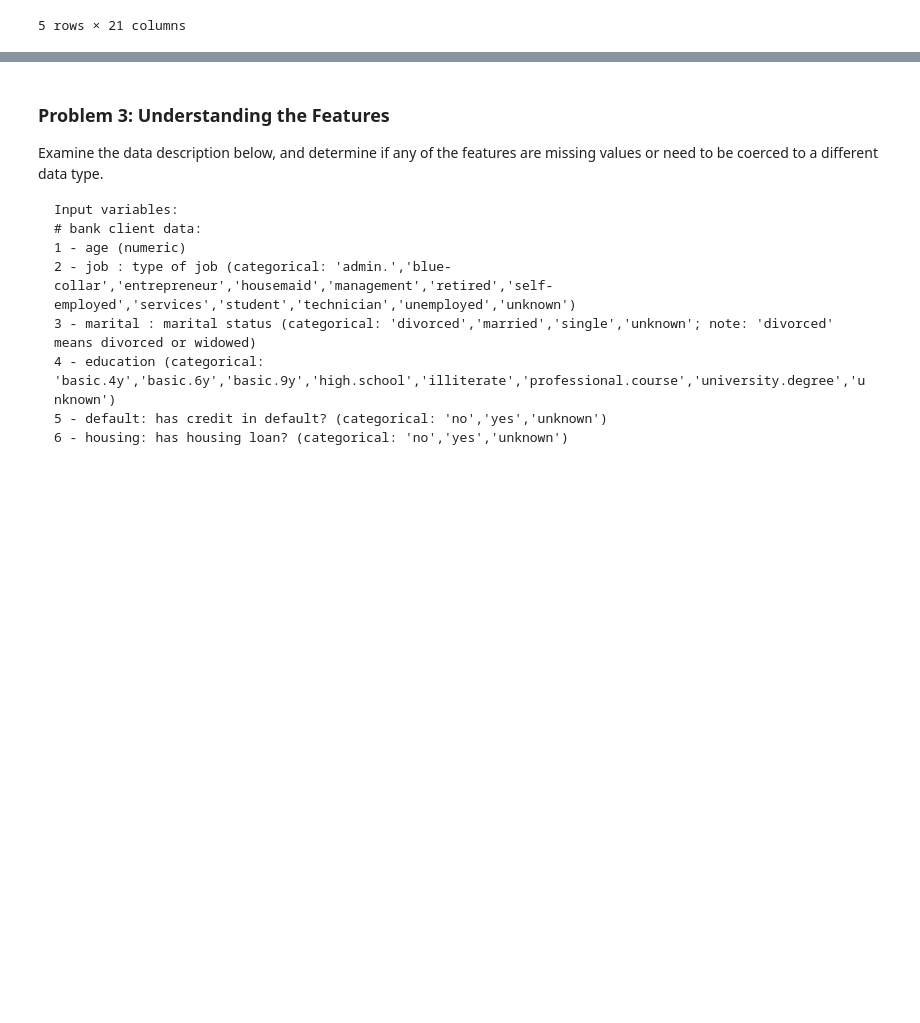
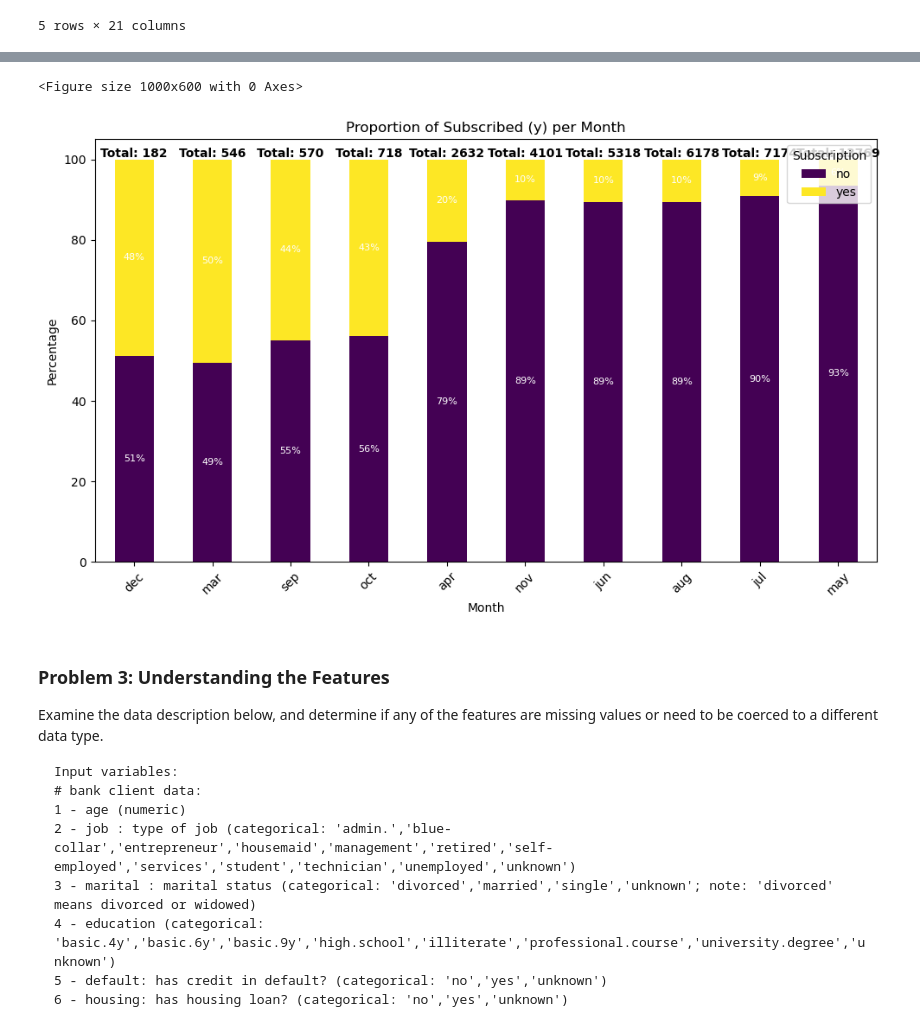
Before and after one commit to eparedes/bank_data_analysis, a Jupyter notebook: banks.ipynb, the cells around one changed output, grey strips where cells are left out. Cells and saved outputs as stored; diff of their text form; code cells hidden in the pictures; blank space fills up the shorter version.

```diff
--- a/banks.ipynb
+++ b/banks.ipynb
@@ -48,3 +106,45 @@ df.head()
+# %%
+# Proportion of subscriptions per month
+plt.figure(figsize=(10, 6))
+month_subscription = df.groupby(['month', 'y']).size().unstack()
+proportions = month_subscription.div(month_subscription.sum(axis=1), axis=0) * 100
+
+# Order months by total observations
+month_totals = month_subscription.sum(axis=1).sort_values()
+proportions = proportions.loc[month_totals.index]
+
+bar_plot = proportions.plot(kind='bar', stacked=True, figsize=(10, 6), colormap='viridis')
+
+# Add total count labels on each bar
+for bar in bar_plot.containers:
+    for rect in bar:
+        bar_height = rect.get_height()
+        bar_plot.text(
+            rect.get_x() + rect.get_width() / 2,
+            rect.get_y() + bar_height / 2,
+            f'{int(bar_height)}%',
+            ha='center', va='center', fontsize=8, color='white'
+        )
+
+# Add total observations on top of each bar
+for idx, total in enumerate(month_totals):
+    bar_plot.text(
+        idx,
+        100,
+        f'Total: {total}',
+        ha='center', va='bottom', fontsize=10, color='black', weight='bold'
+    )
+
+plt.title("Proportion of Subscribed (y) per Month")
+plt.ylabel("Percentage")
+plt.xlabel("Month")
+plt.xticks(rotation=45)
+plt.legend(title="Subscription", loc='upper right')
+plt.tight_layout()
+plt.show()
+# %% [output]
+<Figure size 1000x600 with 0 Axes>
+[figure, added]
 # %% [markdown]
 ### Problem 3: Understanding the Features
 
```
Also changed, not shown: parts of 47 cells of this notebook.
